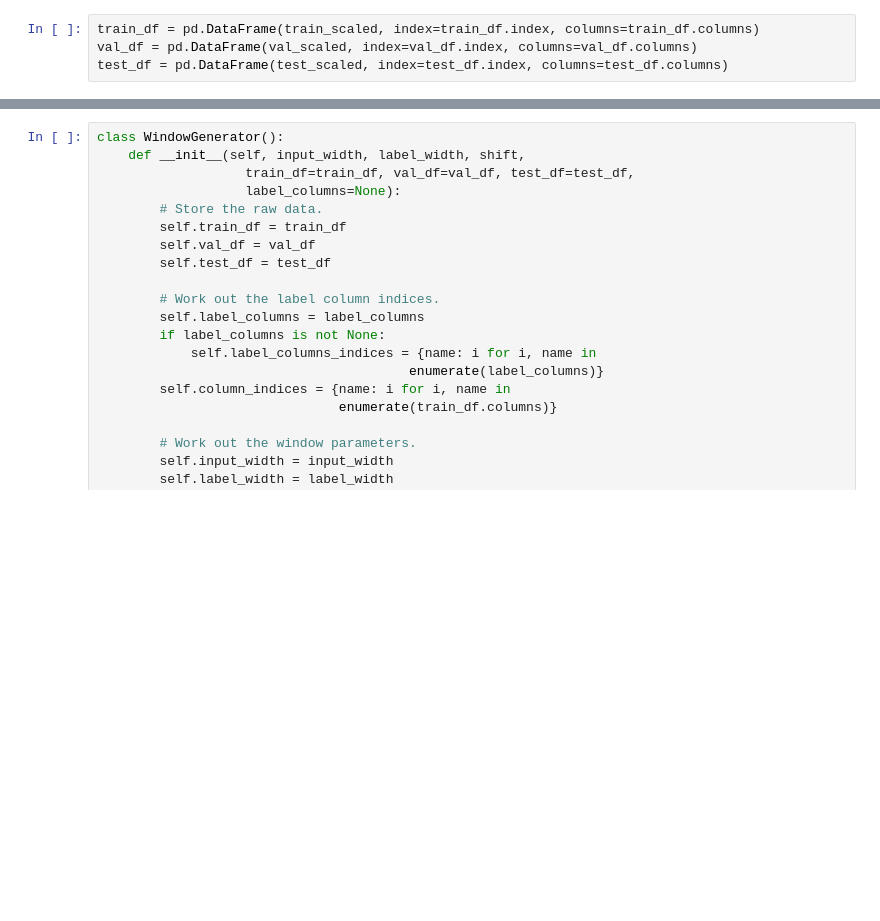
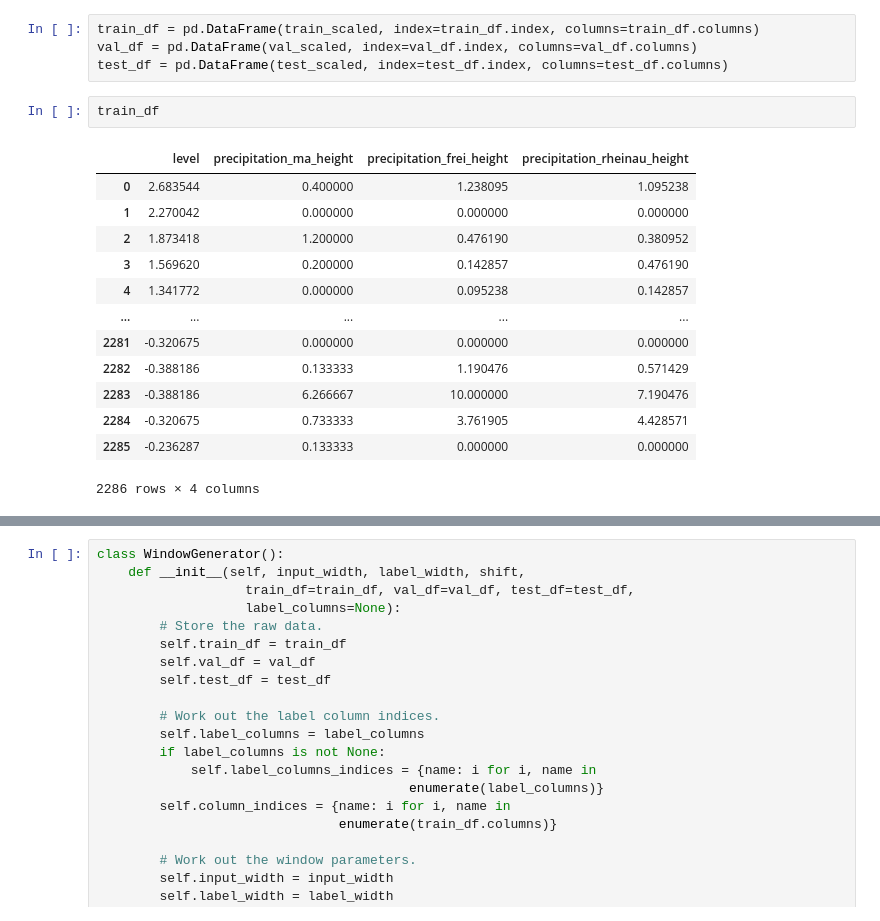
Before and after one commit to AJWarnke/datascienceml2022, a Jupyter notebook: network-DWD.ipynb, the cells around one changed output, grey strips where cells are left out. Drawn from its saved outputs; the diff is of its cells as text; blank space fills up the shorter version.

```diff
--- a/network-DWD.ipynb
+++ b/network-DWD.ipynb
@@ -399,6 +456,22 @@ test_scaled = scaler.transform(test_df)
 train_df = pd.DataFrame(train_scaled, index=train_df.index, columns=train_df.columns)
 val_df = pd.DataFrame(val_scaled, index=val_df.index, columns=val_df.columns)
 test_df = pd.DataFrame(test_scaled, index=test_df.index, columns=test_df.columns)
+# %%
+train_df
+# %% [output]
+|  | level | precipitation_ma_height | precipitation_frei_height | precipitation_rheinau_height |
+| 0 | 2.683544 | 0.400000 | 1.238095 | 1.095238 |
+| 1 | 2.270042 | 0.000000 | 0.000000 | 0.000000 |
+| 2 | 1.873418 | 1.200000 | 0.476190 | 0.380952 |
+| 3 | 1.569620 | 0.200000 | 0.142857 | 0.476190 |
+| 4 | 1.341772 | 0.000000 | 0.095238 | 0.142857 |
+| ... | ... | ... | ... | ... |
+| 2281 | -0.320675 | 0.000000 | 0.000000 | 0.000000 |
+| 2282 | -0.388186 | 0.133333 | 1.190476 | 0.571429 |
+| 2283 | -0.388186 | 6.266667 | 10.000000 | 7.190476 |
+| 2284 | -0.320675 | 0.733333 | 3.761905 | 4.428571 |
+| 2285 | -0.236287 | 0.133333 | 0.000000 | 0.000000 |
+2286 rows × 4 columns
 # %%
 pre_transformation.plot()
 train_df.plot()
```
Also changed, not shown: parts of 39 cells of this notebook.
